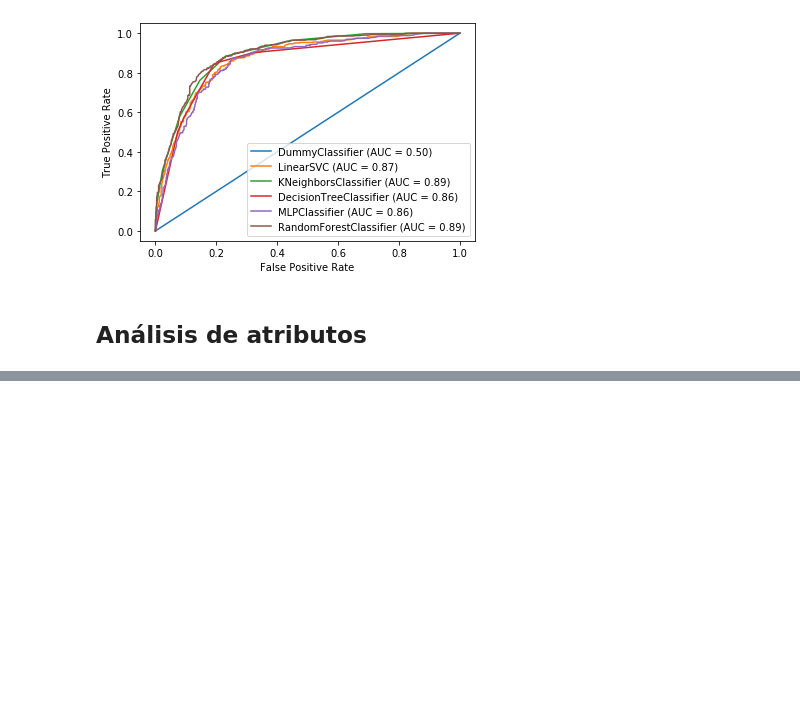
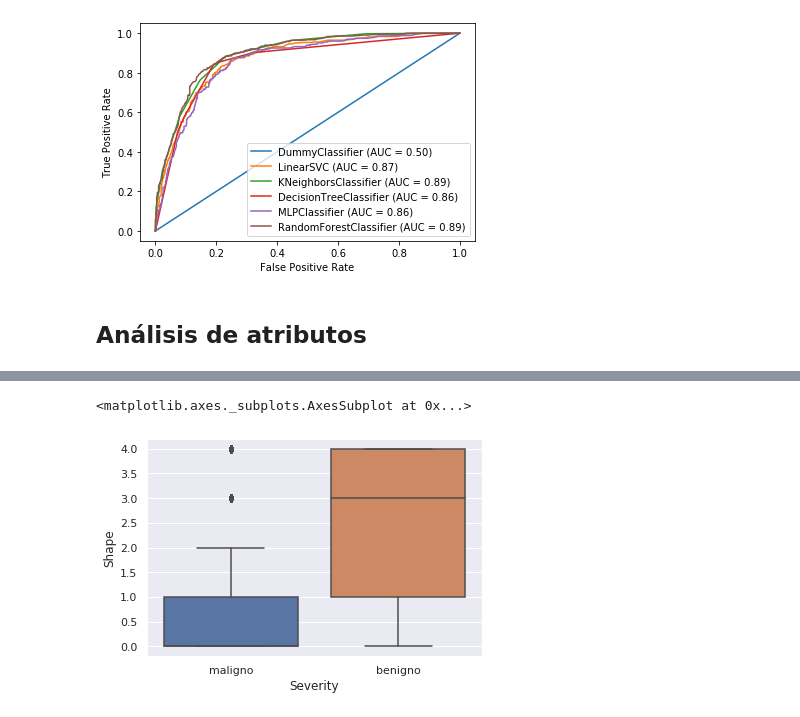
Before and after one commit to patriciacorhid/IN, a Jupyter notebook: P2/P2_visualizacion.ipynb, the cells around one changed output, grey strips where cells are left out. Drawn from its saved outputs; the diff is of its cells as text; code cells hidden in the pictures; blank space fills up the shorter version.

```diff
--- a/P2/P2_visualizacion.ipynb
+++ b/P2/P2_visualizacion.ipynb
@@ -811,0 +855,5 @@ for model in [dummy_clf, svm_clf, knn_clf, tree_clf, mlp_clf, rf_clf]:
+# %%
+sns.boxplot(data=datos, y='Shape', x='Severity')
+# %% [output]
+<matplotlib.axes._subplots.AxesSubplot at 0x...>
+[figure, added]
```
Also changed, not shown: parts of 17 cells of this notebook, 1 other file.
